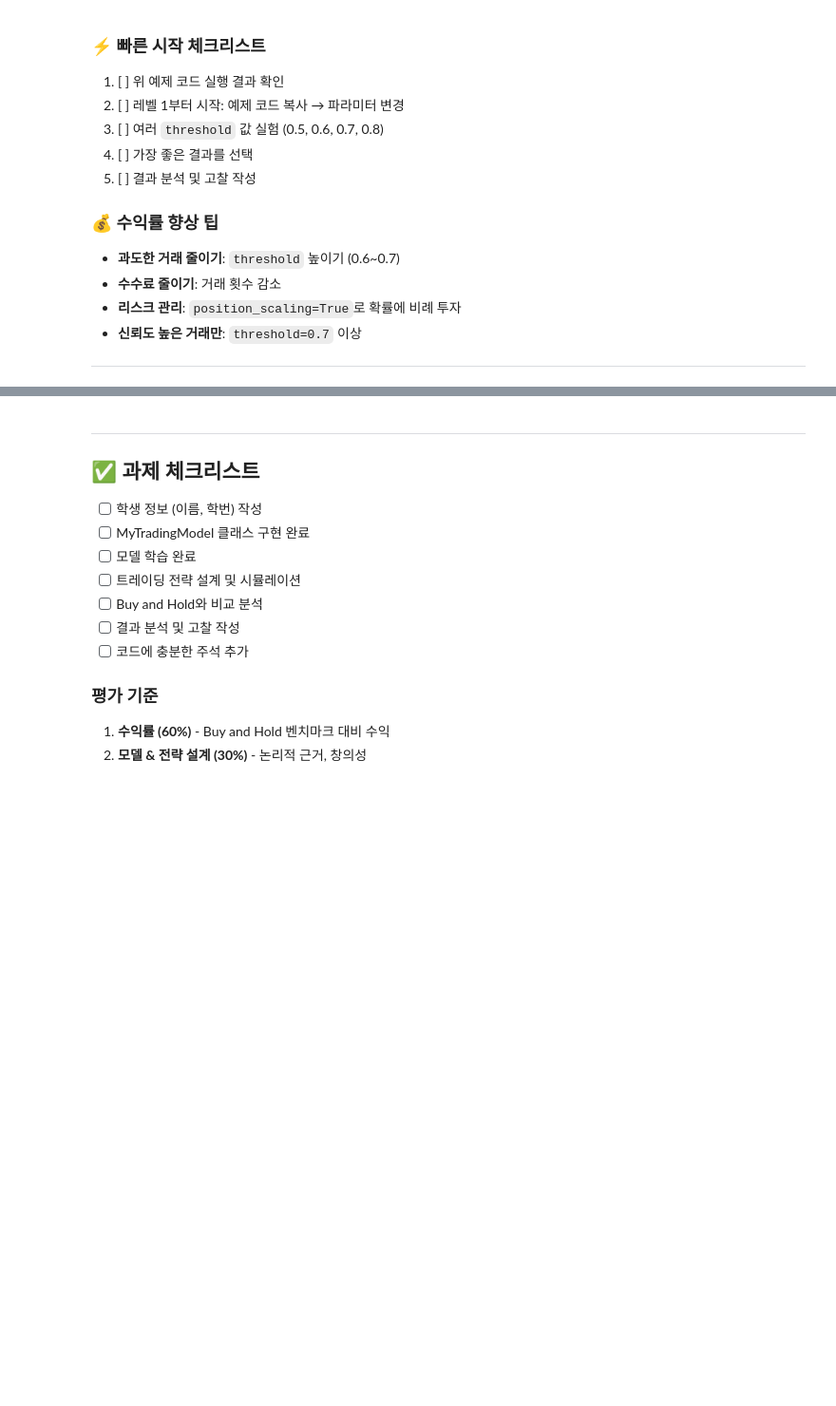
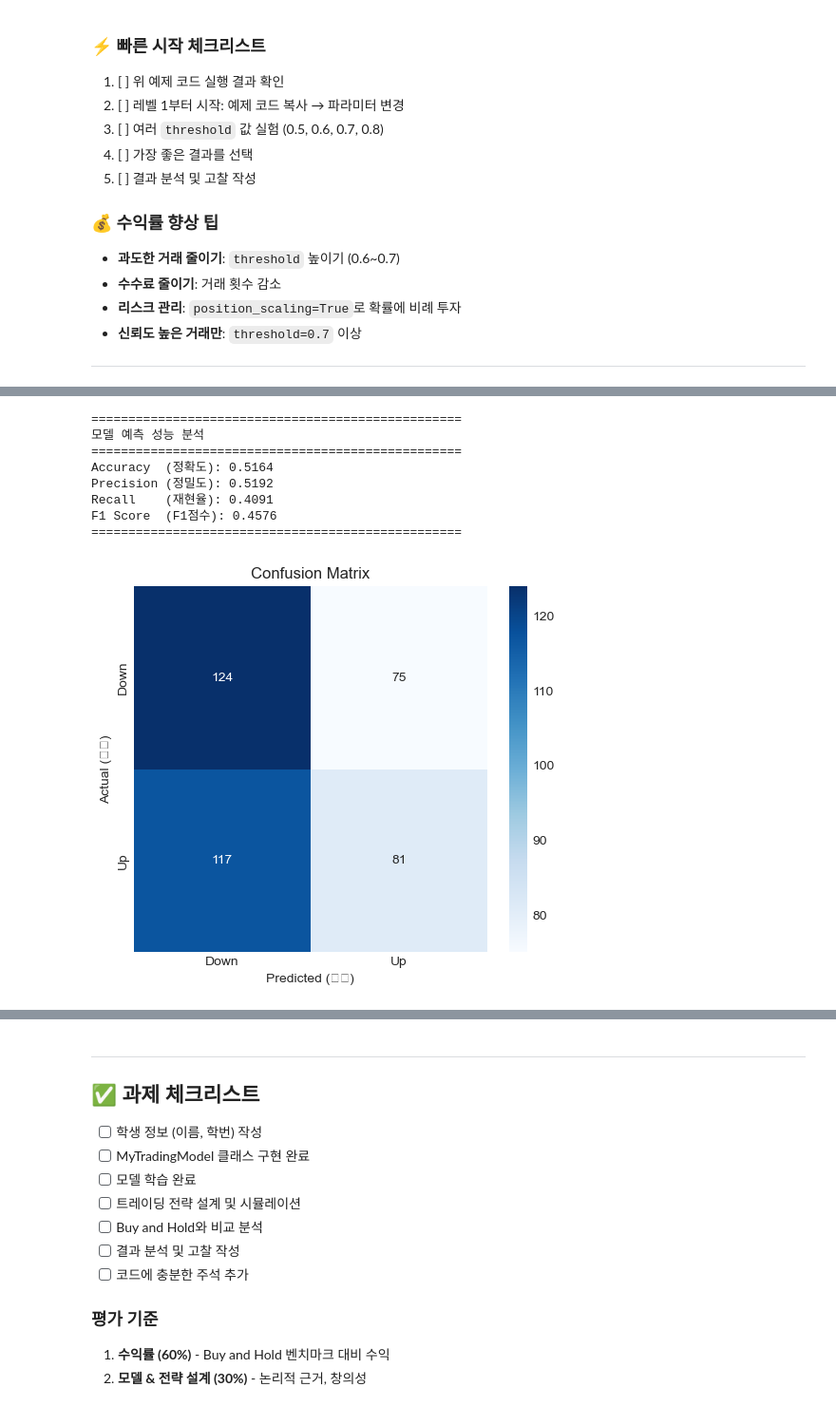
Before and after one commit to ParkWonjeong/TimeSeriesForecastingTest, a Jupyter notebook: assignment_notebook.ipynb, the cells around one changed output, grey strips where cells are left out. Shown: that part at 95% size. Saved outputs shown, nothing was run; the diff lists cells and outputs as text; code cells hidden in the pictures; blank space fills up the shorter version.

```diff
--- a/assignment_notebook.ipynb
+++ b/assignment_notebook.ipynb
@@ -1192,0 +1164,45 @@ plt.show()
+# %%
+from sklearn.metrics import accuracy_score, precision_score, recall_score, f1_score, confusion_matrix
+import seaborn as sns
+import matplotlib.pyplot as plt
+
+# 1. 예측 확률을 0과 1로 변환 (0.5 기준)
+# 0.5보다 크면 상승(1), 작으면 하락(0)으로 판단합니다.
+predictions_binary = (my_prob > 0.465).astype(int)
+
+# 2. 성능 지표 계산
+# 실제값(y_test_seq)과 예측값(predictions_binary)을 비교합니다.
+accuracy = accuracy_score(y_test_seq, predictions_binary)
+precision = precision_score(y_test_seq, predictions_binary)
+recall = recall_score(y_test_seq, predictions_binary)
+f1 = f1_score(y_test_seq, predictions_binary)
+
+# 3. 결과 출력
+print(f"\n{'='*50}")
+print(f"모델 예측 성능 분석")
+print(f"{'='*50}")
+print(f"Accuracy  (정확도): {accuracy:.4f}")
+print(f"Precision (정밀도): {precision:.4f}")
+print(f"Recall    (재현율): {recall:.4f}")
+print(f"F1 Score  (F1점수): {f1:.4f}")
+print(f"{'='*50}\n")
+
+# 4. 혼동 행렬 시각화
+# 실제로 맞춘 것과 틀린 것을 한눈에 보여줍니다.
+cm = confusion_matrix(y_test_seq, predictions_binary)
+plt.figure(figsize=(6, 5))
+sns.heatmap(cm, annot=True, fmt='d', cmap='Blues', xticklabels=['Down', 'Up'], yticklabels=['Down', 'Up'])
+plt.title('Confusion Matrix')
+plt.ylabel('Actual (실제)')
+plt.xlabel('Predicted (예측)')
+plt.show()
+# %% [output]
+==================================================
+모델 예측 성능 분석
+==================================================
+Accuracy  (정확도): 0.5164
+Precision (정밀도): 0.5192
+Recall    (재현율): 0.4091
+F1 Score  (F1점수): 0.4576
+==================================================
+[figure, added]
```
Also changed, not shown: parts of 14 cells of this notebook.
